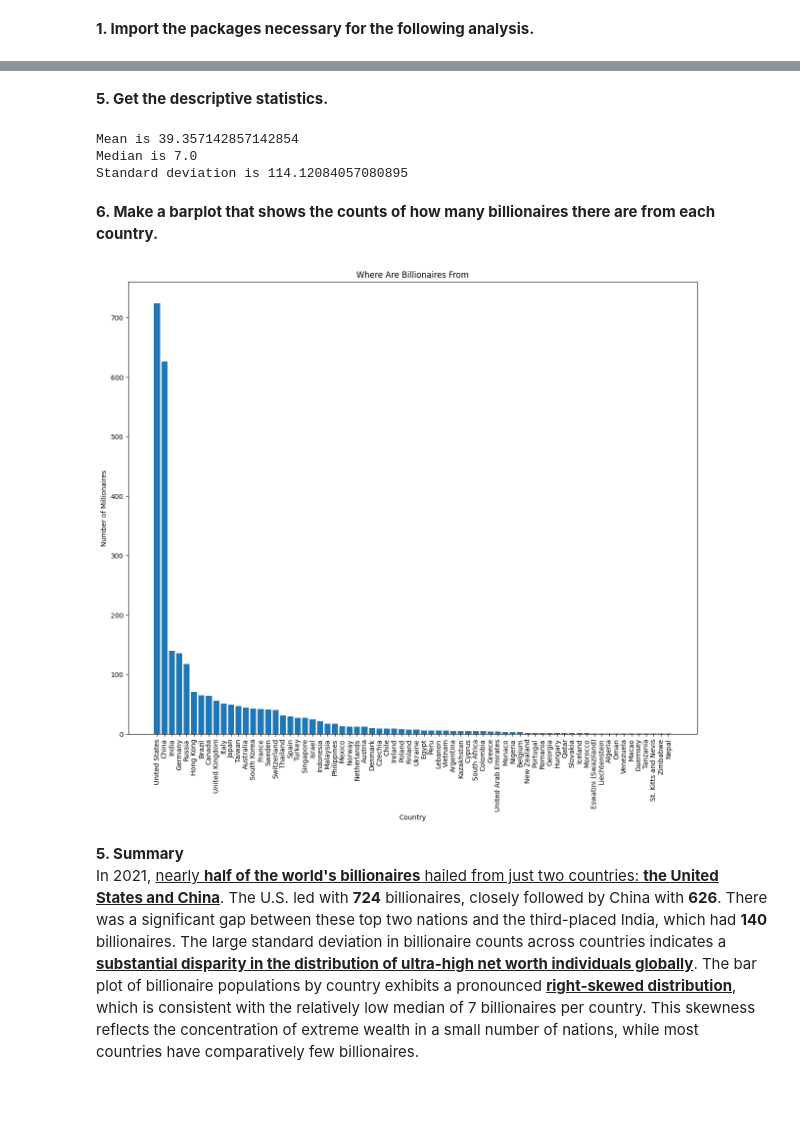
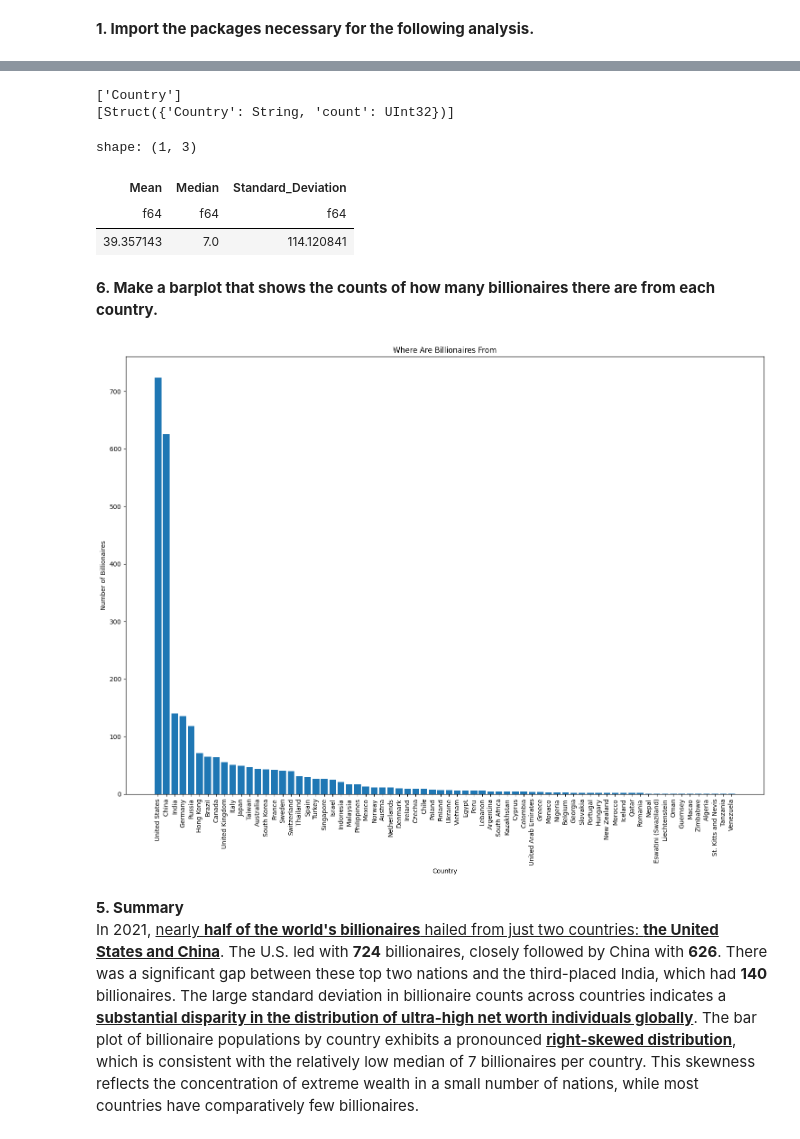
Before and after one commit to nogibjj/zihan_polar_project, a Jupyter notebook: Panda_Descriptive_Project.ipynb, the cells around one changed output, grey strips where cells are left out. Drawn from its saved outputs; the diff is of its cells as text; code cells hidden in the pictures; blank space fills up the shorter version.

```diff
--- a/Panda_Descriptive_Project.ipynb
+++ b/Panda_Descriptive_Project.ipynb
@@ -21,0 +13,3 @@ df.head()
+# %%
+pl_df = pl.read_csv("Billionaire_2021.csv", null_values=["N/A"])
+pl_df
@@ -30,4 +48,4 @@ df.shape
 # %%
-country_count = df.Country.value_counts()
+country_count = pl_df.select(pl.col("Country").value_counts())
 country_count
 # %% [output]
@@ -47,25 +66,49 @@ Name: count, Length: 70, dtype: int64
-# %% [markdown]
-**5. Get the descriptive statistics.**
-# %%
-print(f'Mean is {country_count.mean()}')
-print(f'Median is {country_count.median()}')
-print(f'Standard deviation is {country_count.std()}')
-# %% [output]
-Mean is 39.357142857142854
-Median is 7.0
-Standard deviation is 114.12084057080895
+# %%
+print(country_count.columns)
+print(country_count.dtypes)
+# %% [output]
+['Country']
+[Struct({'Country': String, 'count': UInt32})]
+# %%
+# get 'count' value
+count_values = country_count.select(
+    pl.col('Country').struct.field('count').alias('count')
+)
+
+# get the statistics for the distribution of billionaires
+stats = count_values.select([
+    pl.col('count').mean().alias("Mean"),
+    pl.col('count').median().alias("Median"),
+    pl.col('count').std().alias("Standard_Deviation")
+])
+
+stats
+# %% [output]
+shape: (1, 3)
+| Mean | Median | Standard_Deviation |
+| f64 | f64 | f64 |
+| 39.357143 | 7.0 | 114.120841 |
 # %% [markdown]
 **6. Make a barplot that shows the counts of how many billionaires there are from each country.**
-# %%
-plt.figure(figsize=(15, 12))
-plt.bar(country_count.index, country_count)
-plt.title("Where Are Billionaires From")
-plt.xlabel("Country")
-plt.ylabel("Number of Millionaires")
-plt.xticks(rotation=90)
-plt.show()
-# %% [output]
-[figure, removed]
+# %%
+# get value from country_count DataFrame since its a pl dataframe
+countries = country_count.select(pl.col('Country').struct.field('Country')).to_series()
+counts = country_count.select(pl.col('Country').struct.field('count')).to_series()
+# sort the value
+sorted_data = sorted(zip(countries, counts), key=lambda x: x[1], reverse=True)
+countries, counts = zip(*sorted_data)
+
+# plot
+plt.figure(figsize=(15, 12))
+plt.bar(countries, counts)
+plt.title("Where Are Billionaires From")
+plt.xlabel("Country")
+plt.ylabel("Number of Billionaires")
+plt.xticks(rotation=90)
+plt.tight_layout()
+plt.show()
+# %% [output]
+[figure, added]
 # %% [markdown]
 **5. Summary**
 In 2021, <u>nearly **half of the world's billionaires** hailed from just two countries: **the United States and China**</u>. The U.S. led with **724** billionaires, closely followed by China with **626**. There was a significant gap between these top two nations and the third-placed India, which had **140** billionaires. The large standard deviation in billionaire counts across countries indicates a <u>**substantial disparity in the distribution of ultra-high net worth individuals globally**</u>. The bar plot of billionaire populations by country exhibits a pronounced <u>**right-skewed distribution**</u>, which is consistent with the relatively low median of 7 billionaires per country. This skewness reflects the concentration of extreme wealth in a small number of nations, while most countries have comparatively few billionaires.
```
Also changed, not shown: parts of 9 cells of this notebook, 1 other file.
